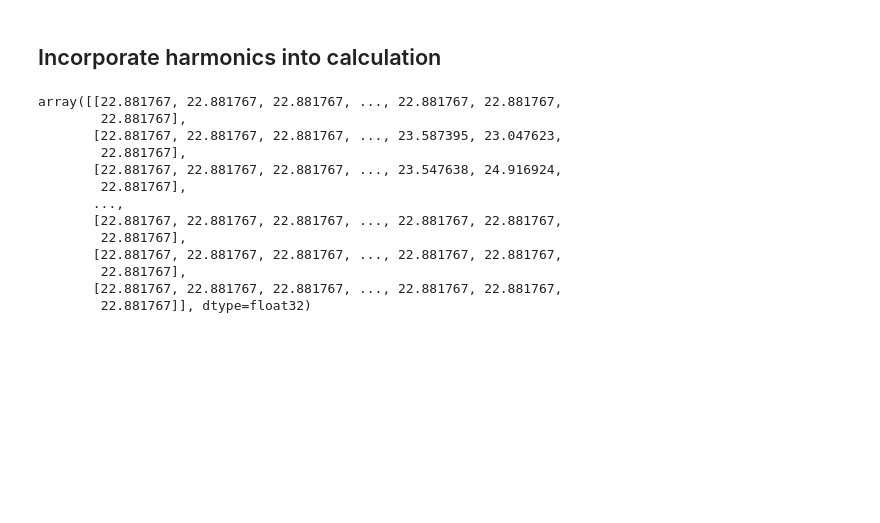
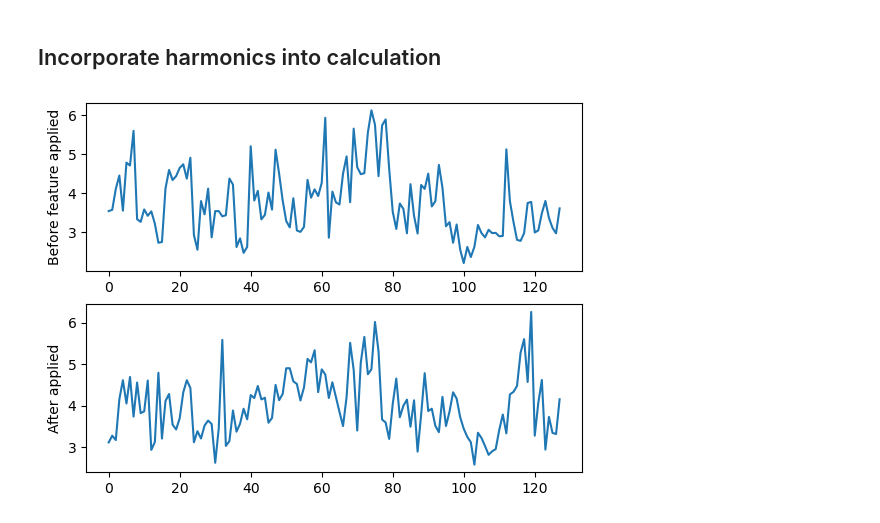
Before and after one commit to armann01/speech-emotion-project, a Jupyter notebook: notebooks/data_explor.ipynb, the cells around one changed output. Saved outputs shown, nothing was run; the diff lists cells and outputs as text; code cells hidden in the pictures; blank space fills up the shorter version.

```diff
--- a/notebooks/data_explor.ipynb
+++ b/notebooks/data_explor.ipynb
@@ -344,20 +365,21 @@ def find_peak_distances(data):
+# %%
+happy_mean = []
+angry_mean = []
+for n in range(len(data)):
+    a,b = peak_mean(angry_files[n])
+    c,d = peak_mean(happy_files[n])
+    happy_mean.append(np.mean(b))
+    angry_mean.append(np.mean(d))
+# %%
+fig, (ax1, ax2) = plt.subplots(2,1)
+ax1.plot(happy_mean)
+ax1.set_ylabel('Before feature applied')
+ax2.plot(angry_mean)
+ax2.set_ylabel('After applied')
+plt.show()
+# %% [output]
+[figure, added]
 # %%
 angry_files = dict_emotion_arrs['angry']
-# %%
-angry_files[0]
-# %% [output]
-array([[22.881767, 22.881767, 22.881767, ..., 22.881767, 22.881767,
-        22.881767],
-       [22.881767, 22.881767, 22.881767, ..., 23.587395, 23.047623,
-        22.881767],
-       [22.881767, 22.881767, 22.881767, ..., 23.547638, 24.916924,
-        22.881767],
-       ...,
-       [22.881767, 22.881767, 22.881767, ..., 22.881767, 22.881767,
-        22.881767],
-       [22.881767, 22.881767, 22.881767, ..., 22.881767, 22.881767,
-        22.881767],
-       [22.881767, 22.881767, 22.881767, ..., 22.881767, 22.881767,
-        22.881767]], dtype=float32)
 # %%
 happy_files = dict_emotion_arrs['happy']
```
Also changed, not shown: parts of 36 cells of this notebook.
